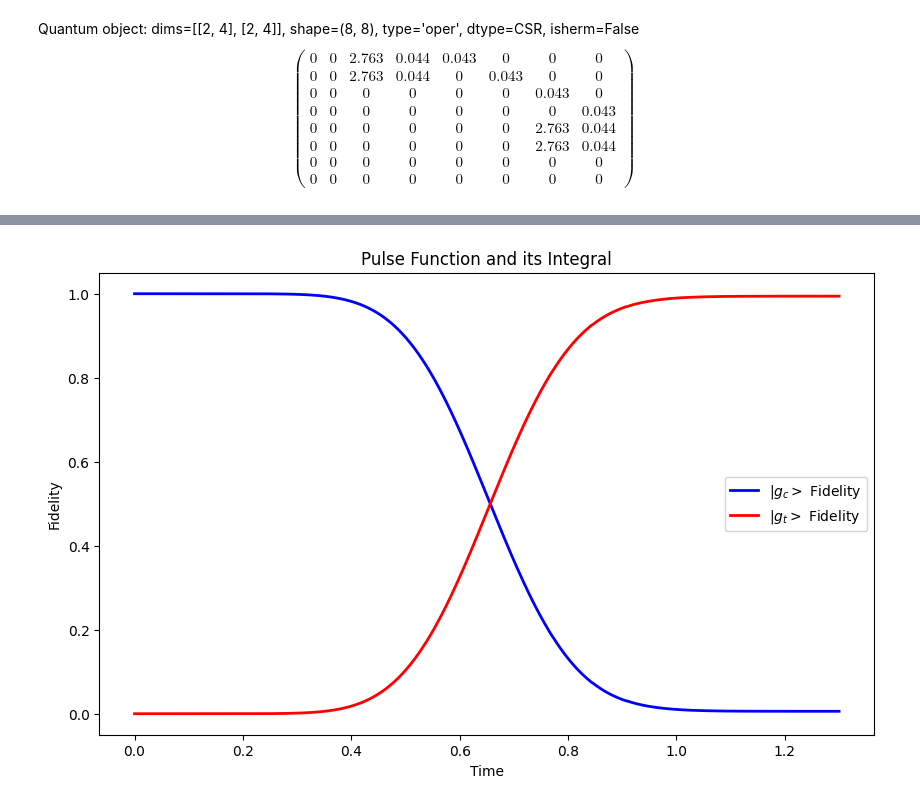
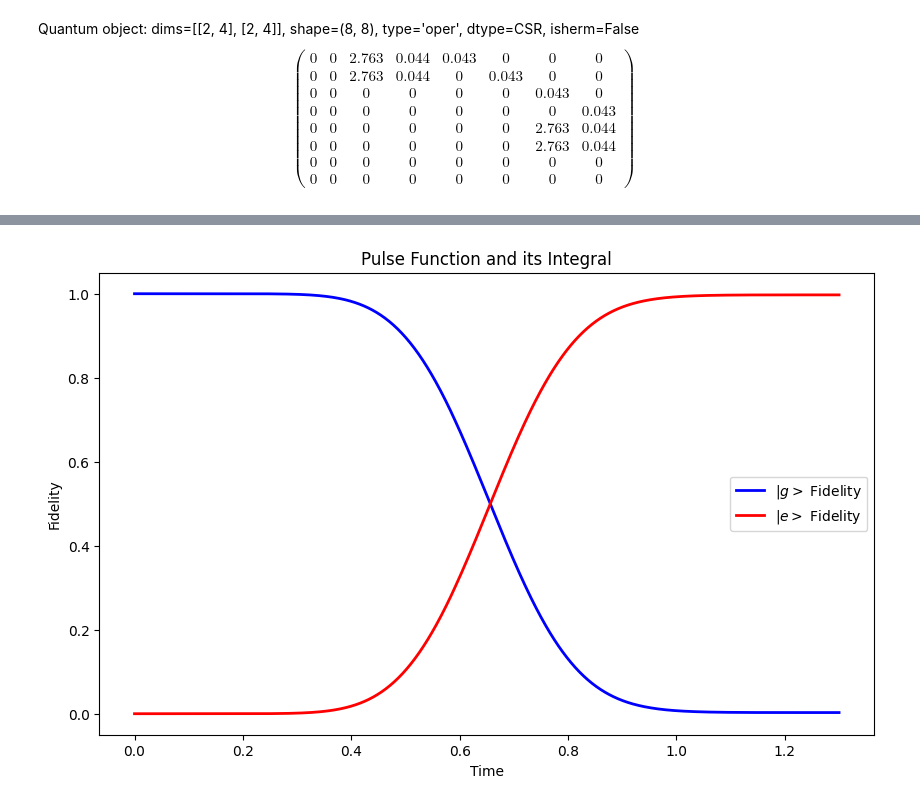
Before and after one commit to wanda0929/Rydberg_pulse_design, a Jupyter notebook: GateImplementation_jpynb/ipynb examples/cnot4_2qubits.ipynb, the cells around one changed output, grey strips where cells are left out. Cells and saved outputs as stored; diff of their text form; code cells hidden in the pictures.

```diff
--- a/GateImplementation_jpynb/ipynb examples/cnot4_2qubits.ipynb
+++ b/GateImplementation_jpynb/ipynb examples/cnot4_2qubits.ipynb
@@ -57,7 +61,7 @@ def Omega_c(t):
 #probe field
 def Omega_p(t):
     if T_c<=t<T_c+T_p:
-        return omega_max * (np.sin(np.pi * (t-T_c)/T_p))**2
+        return (omega_max * (np.sin(np.pi * (t-T_c)/T_p))**2)/2
     else:
         return 0
 # %%
@@ -123,3 +134,9 @@ L_c = np.sqrt(gamma_c) * (g * r_dag)
 # %%
+L_c = np.sqrt(gamma_c) * (g * r_dag)
 L_P = np.sqrt(gamma_p) * (A * P_dag + B * P_dag)
 L_R = np.sqrt(gamma_R) * (A * R_dag + B * R_dag)
+
+h_L1 = -1j/2 * (L_c.dag() * L_c)
+h_L2 = -1j/2 * (L_P.dag() * L_P + L_R.dag() * L_R)
+
+H_L = tensor(h_L1, Qobj(np.eye(4))) + tensor(Qobj(np.eye(2)), h_L2)
@@ -139,3 +143,6 @@ Quantum object: dims=[[2, 4], [2, 4]], shape=(8, 8), type='oper', dtype=CSR, ish
+# %%
+
+Hnhermitian = [H_L, HRr, Ht_dta, Ht_R, [Hc_op,Omega_c], [Ht_op1, Omega_p]]
 # %%
 c_ops = tensor(L_c, Qobj(np.eye(4))) + tensor(Qobj(np.eye(2)), L_P) + tensor(Qobj(np.eye(2)), L_R)
 # %%
@@ -148,5 +155,5 @@ psi_1 = tensor(g,B)
 psi_2 = tensor(Qobj(np.eye(2)),A)
 psi_3 = tensor(Qobj(np.eye(2)),B)
 # %%
-mc = mcsolve(Hnhermitian, psi_0, tlist, c_ops, [psi_0*psi_0.dag(), psi_1*psi_1.dag(), psi_2*psi_2.dag(), psi_3*psi_3.dag()],options={"map":"parallel","progress_bar":"enhanced"})
+mc = mcsolve(Hnhermitian, psi_0, tlist, c_ops, [psi_2*psi_2.dag(), psi_3*psi_3.dag()],options={"map":"parallel","progress_bar":"enhanced"})
 # %% [output]
@@ -158,16 +165,16 @@ print(mc.expect[1][999])
 # %%
 plt.figure(figsize=(10, 6))
 
-plt.plot(tlist,mc.expect[2],'-b',lw=2,label='$|g_c>$ Fidelity')
+plt.plot(tlist,mc.expect[0],'-b',lw=2,label='$|g>$ Fidelity')
 
-plt.plot(tlist,mc.expect[3],'-r',lw=2,label='$|g_t>$ Fidelity')
+plt.plot(tlist,mc.expect[1],'-r',lw=2,label='$|e>$ Fidelity')
 
 plt.xlabel('Time')
 plt.ylabel('Fidelity')
 plt.title('Pulse Function and its Integral')
 plt.legend()
 plt.grid(False)
 plt.show()
 plt.show()
 # %% [output]
-[figure, old version]
+[figure, new version]
```
Also changed, not shown: parts of 15 cells of this notebook, 6 other files.
